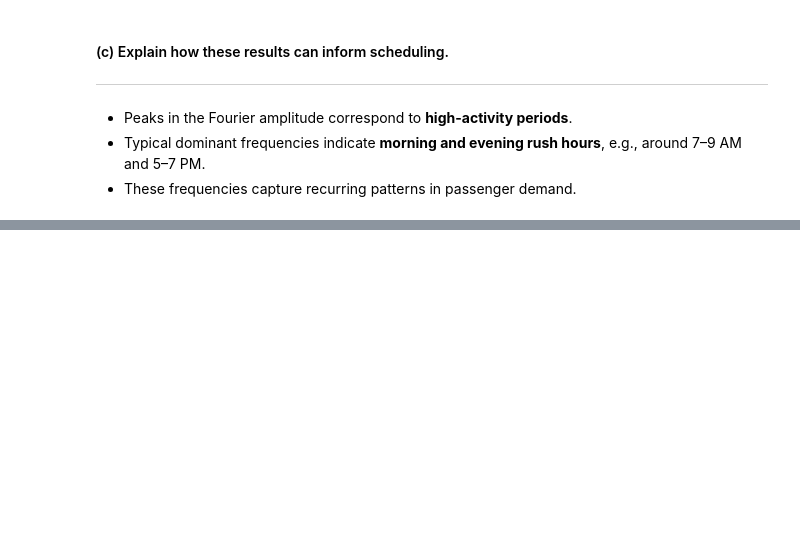
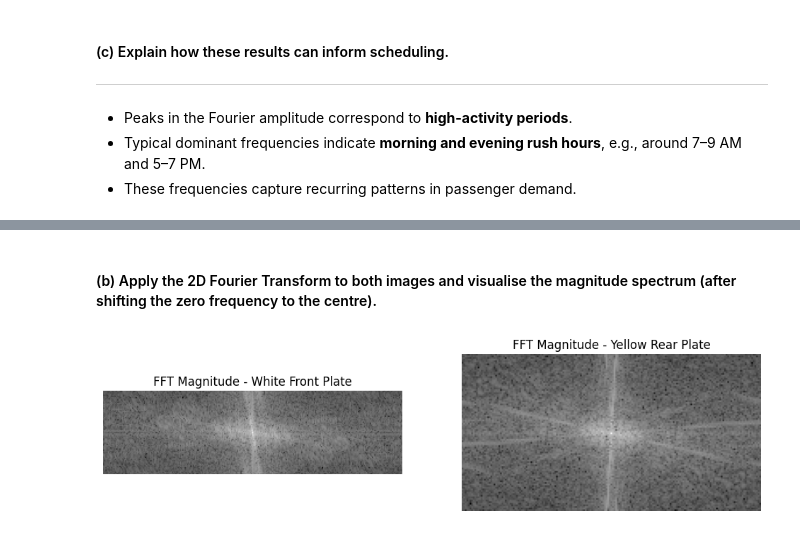
Before and after one commit to visharaaa/Math-CW-25, a Jupyter notebook: 2425578.ipynb, the cells around one changed output, grey strips where cells are left out. Cells and saved outputs as stored; diff of their text form; code cells hidden in the pictures; blank space fills up the shorter version.

```diff
--- a/2425578.ipynb
+++ b/2425578.ipynb
@@ -296,0 +374,32 @@ plt.show()
+# %% [markdown]
+#### (b) Apply the 2D Fourier Transform to both images and visualise the magnitude spectrum (after shifting the zero frequency to the centre).
+# %%
+import numpy as np
+import matplotlib.pyplot as plt
+
+# Function to compute normalized FFT magnitude
+def compute_fft_normalized(img_gray):
+    f = np.fft.fft2(img_gray)
+    fshift = np.fft.fftshift(f)
+    magnitude = 20 * np.log(np.abs(fshift) + 1)
+    magnitude_norm = 255 * magnitude / np.max(magnitude)
+    return magnitude_norm.astype(np.uint8)
+
+# Compute FFT for both plates
+white_fft = compute_fft_normalized(white_plate_gray)
+yellow_fft = compute_fft_normalized(yellow_plate_gray)
+
+# Display
+plt.figure(figsize=(12,6))
+plt.subplot(1,2,1)
+plt.imshow(white_fft, cmap='gray')
+plt.title('FFT Magnitude - White Front Plate')
+plt.axis('off')
+
+plt.subplot(1,2,2)
+plt.imshow(yellow_fft, cmap='gray')
+plt.title('FFT Magnitude - Yellow Rear Plate')
+plt.axis('off')
+plt.show()
+# %% [output]
+[figure, added]
```
Also changed, not shown: parts of 7 cells of this notebook.
